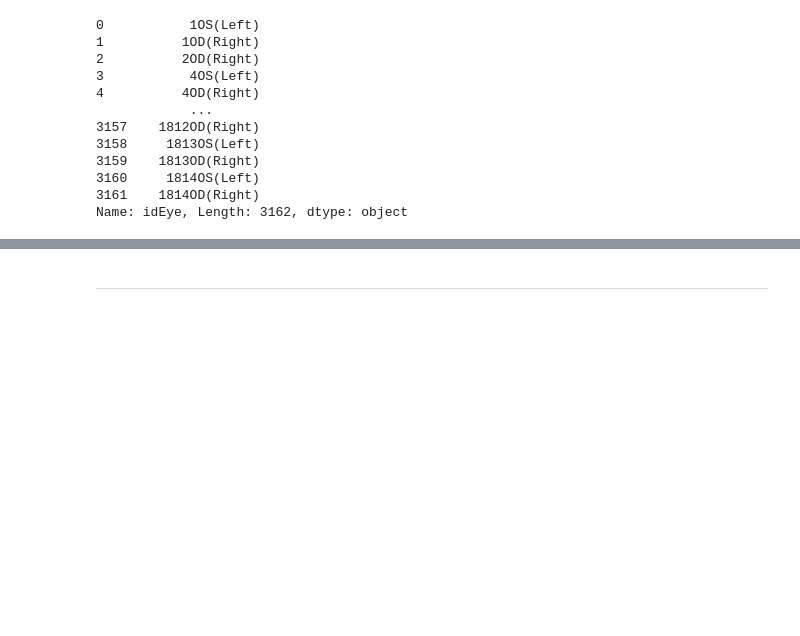
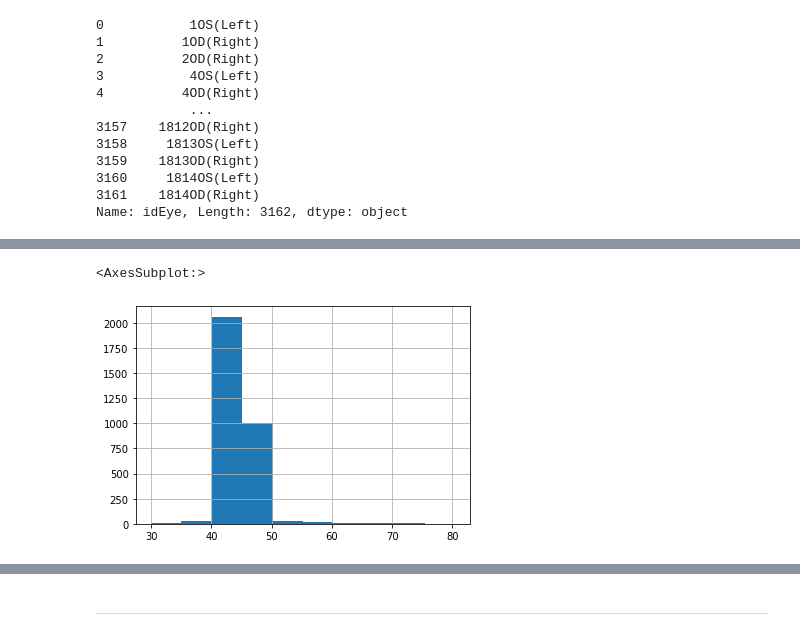
Before and after one commit to imenbkr/Keratoconus-Stage-Detection, a Jupyter notebook: keratoconus-stage-detection-summer-internship.ipynb, the cells around one changed output, grey strips where cells are left out. Cells and saved outputs as stored; diff of their text form; code cells hidden in the pictures; blank space fills up the shorter version.

Commit message:
Kaggle Notebook | Keratoconus early stage detection | Version 6

```diff
--- a/keratoconus-stage-detection-summer-internship.ipynb
+++ b/keratoconus-stage-detection-summer-internship.ipynb
@@ -151,0 +154,5 @@ data.head(10) #prints first 10 columns of the data
+# %%
+pd.set_option('display.max_columns', None)
+#pd.set_option('display.max_rows', None)
+data = pd.read_csv(r"../input/keratoconus-stage-detection/dataset.csv")
+data.head(5)
@@ -263,0 +287,5 @@ Name: idEye, Length: 3162, dtype: object
+# %%
+data['AvgK'].hist()
+# %% [output]
+<AxesSubplot:>
+[figure, added]
```
Also changed, not shown: parts of 24 cells of this notebook.
